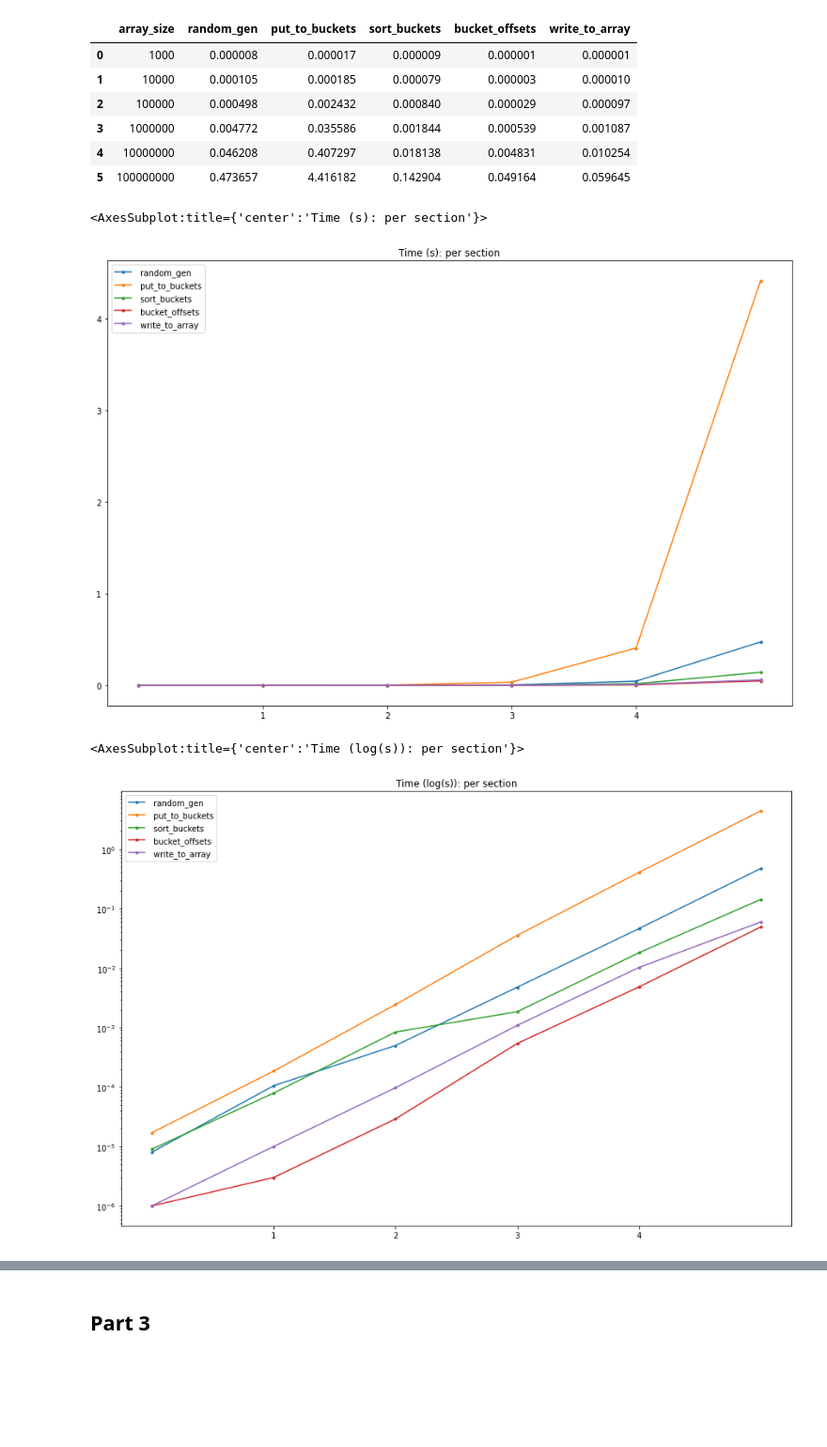
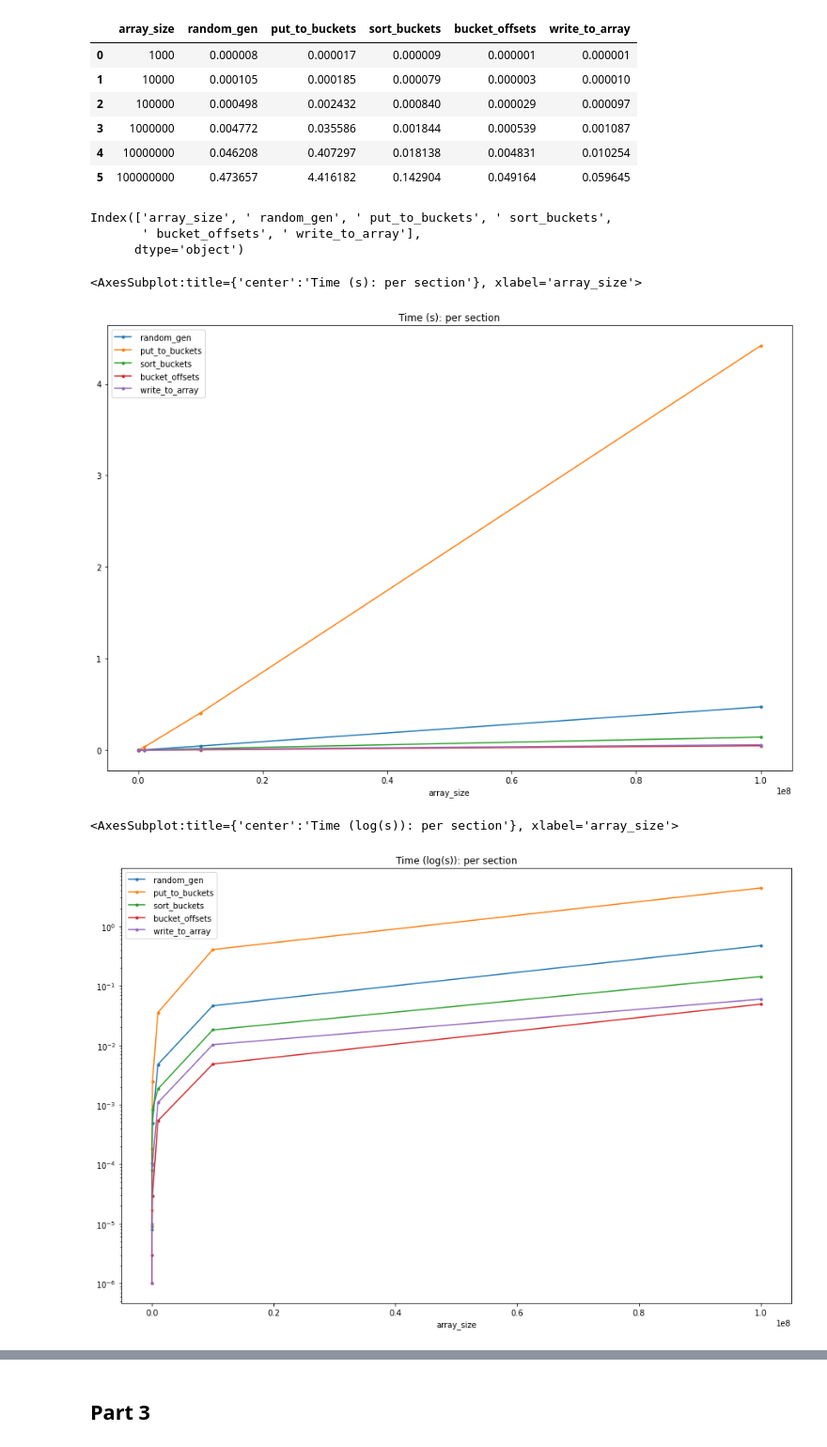
Before and after one commit to maciektr/parallel_lab, a Jupyter notebook: report2/report2.ipynb, the cells around one changed output, grey strips where cells are left out. Shown at 94% size. Drawn from its saved outputs; the diff is of its cells as text; code cells hidden in the pictures; blank space fills up the shorter version.

Commit message:
Add report 2 images

```diff
--- a/report2/report2.ipynb
+++ b/report2/report2.ipynb
@@ -13,13 +13,19 @@ df
 | 3 | 1000000 | 0.004772 | 0.035586 | 0.001844 | 0.000539 | 0.001087 |
 | 4 | 10000000 | 0.046208 | 0.407297 | 0.018138 | 0.004831 | 0.010254 |
 | 5 | 100000000 | 0.473657 | 4.416182 | 0.142904 | 0.049164 | 0.059645 |
+# %%
+df.columns
+# %% [output]
+Index(['array_size', ' random_gen', ' put_to_buckets', ' sort_buckets',
+       ' bucket_offsets', ' write_to_array'],
+      dtype='object')
 # %%
-df.drop(columns=['array_size']).plot( logy=False, legend=True,figsize=(15,10), title="Time (s): per section", style='.-', xticks=range(1,5))
+df.plot(x='array_size', logy=False, legend=True,figsize=(15,10), title="Time (s): per section", style='.-') #, xticks=range(1,5))
 # %% [output]
-<AxesSubplot:title={'center':'Time (s): per section'}>
+<AxesSubplot:title={'center':'Time (s): per section'}, xlabel='array_size'>
-[figure, old version]
+[figure, new version]
 # %%
-df.drop(columns=['array_size']).plot( logy=True, legend=True,figsize=(15,10), title="Time (log(s)): per section", style='.-', xticks=range(1,5))
+df.plot(x='array_size', logy=True, legend=True,figsize=(15,10), title="Time (log(s)): per section", style='.-')
 # %% [output]
-<AxesSubplot:title={'center':'Time (log(s)): per section'}>
+<AxesSubplot:title={'center':'Time (log(s)): per section'}, xlabel='array_size'>
-[figure, old version]
+[figure, new version]
```
Also changed, not shown: parts of 37 cells of this notebook, 17 other files.
